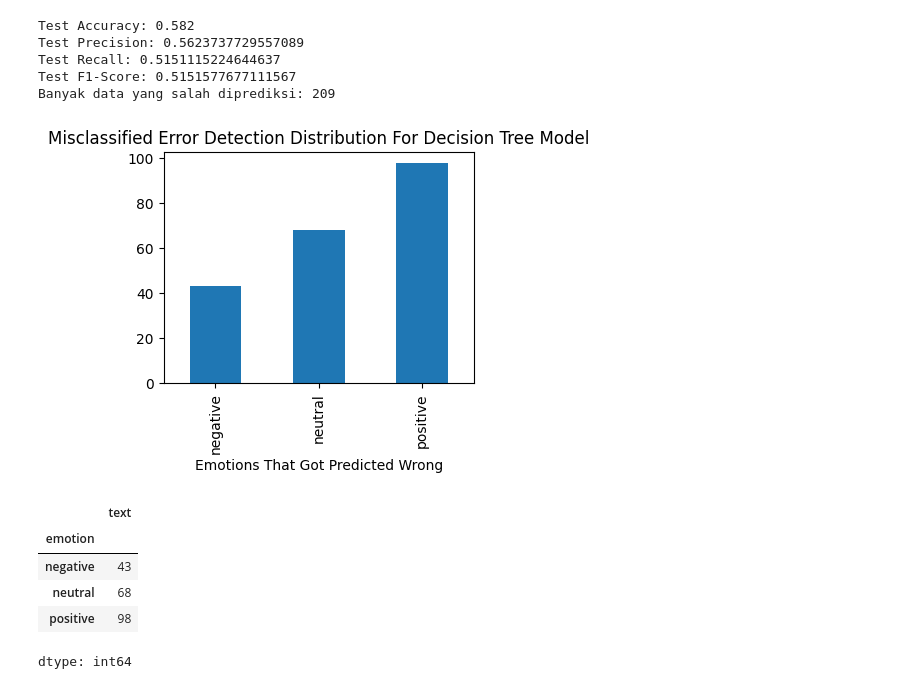
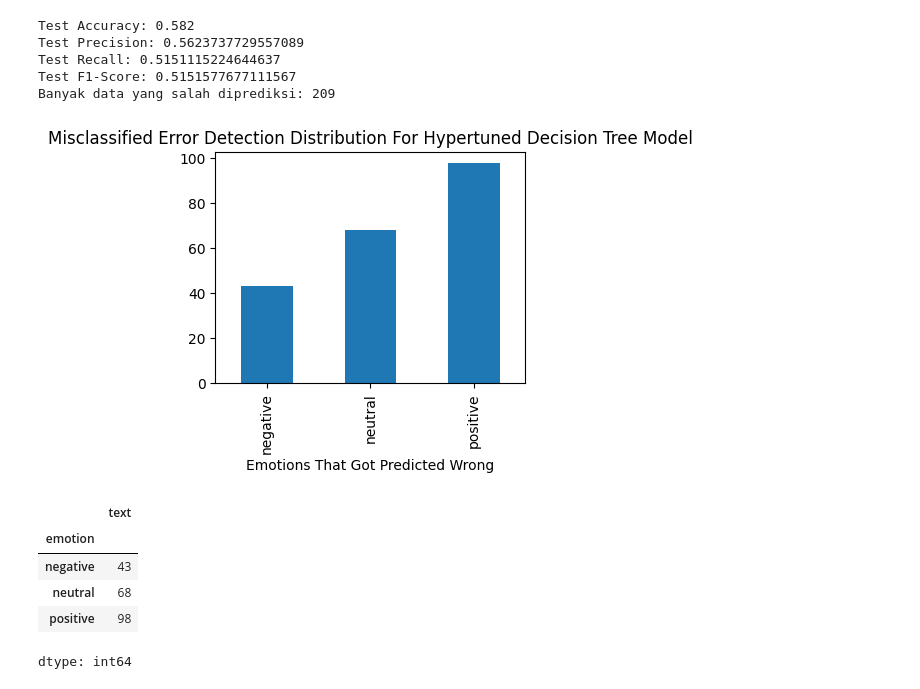
Before and after one commit to Breezy-DR/Classification-Task-13521048, a Jupyter notebook: Decision_Tree_13521048.ipynb, the cells around one changed output. Saved outputs shown, nothing was run; the diff lists cells and outputs as text; code cells hidden in the pictures.

Commit message:
feat: modify decision tree

```diff
--- a/Decision_Tree_13521048.ipynb
+++ b/Decision_Tree_13521048.ipynb
@@ -346,18 +346,18 @@ Banyak data yang salah diprediksi: 209
 # %%
 misclassified_2 = misclassified.copy()
 
 emotion_decoding = {0: 'negative', 1: 'neutral', 2: 'positive'}
 misclassified_2['emotion'] = misclassified_2['emotion'].replace(emotion_decoding)
 misclassified_2['predicted_emotion'] = misclassified_2['predicted_emotion'].replace(emotion_decoding)
 
 fig = plt.figure(figsize=(4,3))
 misclassified_2.groupby('emotion').text.count().plot.bar(ylim=0)
-plt.title("Misclassified Error Detection Distribution For Decision Tree Model")
+plt.title("Misclassified Error Detection Distribution For Hypertuned Decision Tree Model")
 plt.xlabel('Emotions That Got Predicted Wrong')
 plt.show()
 misclassified_2.groupby('emotion').text.count()
 # %% [output]
-[figure, old version]
+[figure, new version]
 |  | text |
 | emotion |  |
 | negative | 43 |
```
